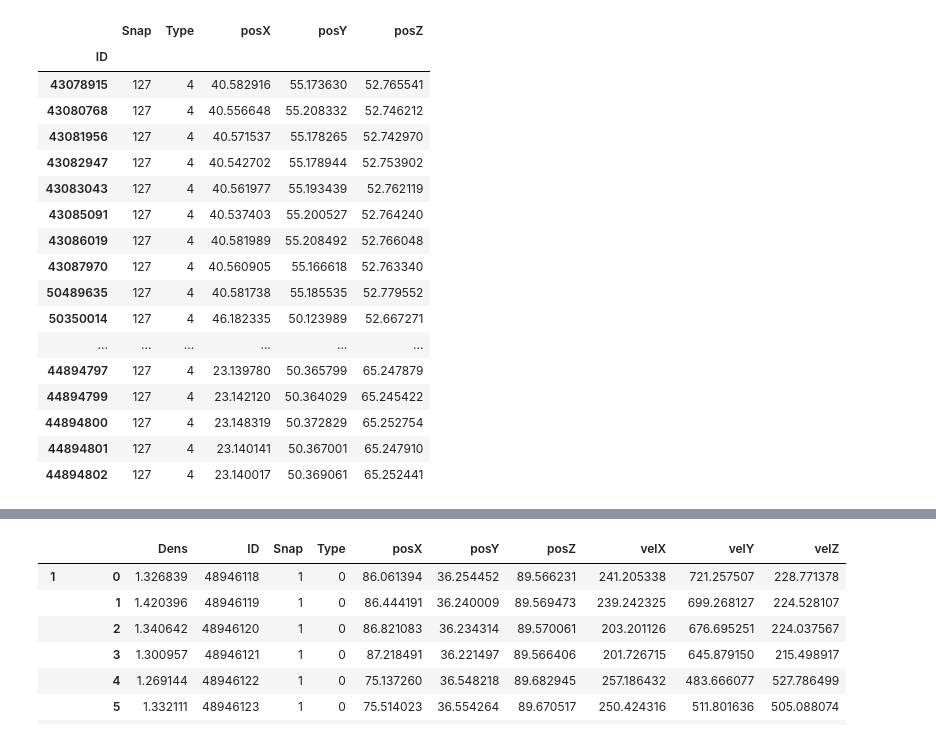
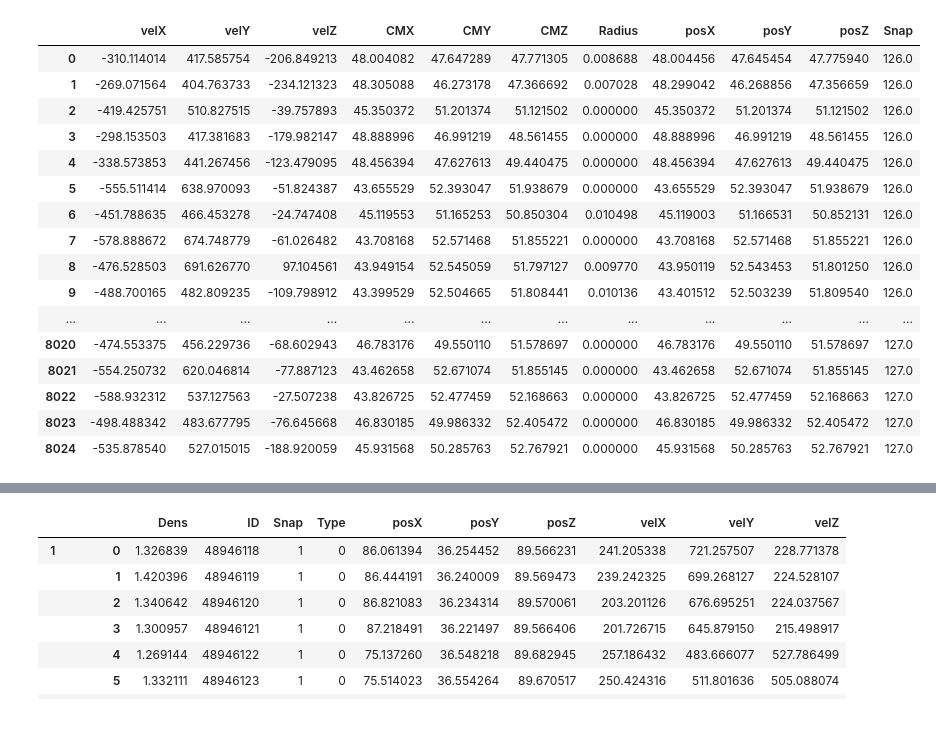
Before and after one commit to denecity/AIKOpart1, a Jupyter notebook: aiko.ipynb, the cells around one changed output, grey strips where cells are left out. Drawn from its saved outputs; the diff is of its cells as text; code cells hidden in the pictures.

Commit message:
added group reading functionality

```diff
--- a/aiko.ipynb
+++ b/aiko.ipynb
@@ -17,8 +16,8 @@ import os
 import pandas as pd
 import re
 # %%
-#class for reading/writing/handlin of snapshot directories, managed by aiko
-class snapshot_read():
+#class for reading snapshot directories, managed by aiko
+class snapshot_read_raw():
     #sets path of snapshot dir (corrects for missing slash at end of path) and other vars
     def __init__(self, snapPath, blockNames, particleTypes):
         if snapPath[-1] is not "/":
@@ -62,7 +61,7 @@ class snapshot_read():
     def get_snapdirList(self):
         return os.listdir(self.snapPath)
 
-    #returns
+    #returns dataframe of snap-particledata
     def read_arepo_snap(self):
         dfSnapList = []
         for filename in self.get_snapdirList():
@@ -80,7 +79,6 @@ class snapshot_read():
                     if blockName == "Coordinates":
                         coords = np.float32(file[h5Path].value)
                         dfStructure["posX"] = coords[:,0]
-                        print(len(coords[:,1]))
                         dfStructure["posY"] = coords[:,1]
                         dfStructure["posZ"] = coords[:,2]
                     if blockName == "Velocities":
@@ -118,28 +222,49 @@ class snapshot_read():
 # %%
 class arepo_reader():
     #defines vars
-    def __init__(self, path, snapshotRange, particleTypes, blockNames):
+    def __init__(self, path, snapshotRange, particleTypes=["Gas", "DM", "Darkmatter", "Stars"], blockNames=["Coordinates", "Velocities", "Density"], groupBlockNames=["Velocities", "CenterOfMass", "Radius", "Coordinates"]):
         if path[-1] is not "/":
             path = path + "/"
         self.path = path
         self.snapshots = np.arange(snapshotRange[0], snapshotRange[1]+1, 1)
         self.particleTypes = particleTypes
         self.blockNames = blockNames
+        self.groupBlockNames = groupBlockNames
 
     #gets list of dirnames for each selected snapshot
-    def get_path(self, snapshot):
+    def get_path_raw(self, snapshot):
         Snapdir = "snapdir_" + "%03d" % snapshot + "/"
         path = self.path + Snapdir
         return path
 
+    #
+    def get_path_gal(self, snapshot):
+        groupdir = "groups_" + "%03d" % snapshot + "/"
+        path = self.path + groupdir
+        return path
+
+    # returns galaxy data in df
+    def read_arepo_gal(self):
+        dataList = []
+        for snapshot in self.snapshots:
+            currentPath = self.get_path_gal(snapshot)
+            currentInstance = snapshot_read_gal(currentPath, blockNames=self.groupBlockNames)
+            currentData = currentInstance.read_arepo_gal()
+            dataList.append(currentData)
+        print("processing...")
+        dfAll = pd.concat(dataList, ignore_index=True)
+        #dfAll.set_index("ID", inplace=True)
+        print("done!")
+        return dfAll
+
     # returns full list in df
-    def read_arepo(self):
-        dataList = {}
+    def read_arepo_raw(self):
+        dataList = []
         for snapshot in self.snapshots:
-            currentPath = self.get_path(snapshot)
-            currentInstance = snapshot_read(currentPath, particleTypes=self.particleTypes, blockNames=self.blockNames)
+            currentPath = self.get_path_raw(snapshot)
+            currentInstance = snapshot_read_raw(currentPath, particleTypes=self.particleTypes, blockNames=self.blockNames)
             currentData = currentInstance.read_arepo_snap()
-            dataList[snapshot] = currentData
+            dataList.append(currentData)
         print("processing...")
         dfAll = pd.concat(dataList, ignore_index=True)
         dfAll.set_index("ID", inplace=True)
@@ -148,20 +273,11 @@ class arepo_reader():
 
 
 
-b = arepo_reader(path="/store/clues/HESTIA/RE_SIMS/2048/GAL_FOR/37_11/output", snapshotRange=[127, 127], particleTypes=["Stars"], blockNames=["Coordinates"])
 
-#a = snapshot(snapPath="/store/clues/HESTIA/RE_SIMS/2048/GAL_FOR/37_11/output/snapdir_122", particleTypes=["Gas", "Stars"], blockNames=["Coordinates", "Velocities", "Density"])
-"""
-TODO:
 
-read FILE FOLDER REPOSITORY ETC.
 
-write TO DATABASE, MULTIPLE FILES ETC.
+b = arepo_reader(path="/store/clues/HESTIA/RE_SIMS/2048/GAL_FOR/37_11/output", snapshotRange=[126, 127], particleTypes=["Stars"], blockNames=["Coordinates"])
 
-convert TO PANDAS, TO NUMPY (SELECTION, SLICE) ETC.
-
-give direkt dirname
-"""
-df = b.read_arepo()
+df = b.read_arepo_gal()
 df
 # %% [output]
@@ -183,20 +300,19 @@ reading snapshot_127.4.hdf5
 processing...
 done!
-|  | Snap | Type | posX | posY | posZ |
-| ID |  |  |  |  |  |
-| 43078915 | 127 | 4 | 40.582916 | 55.173630 | 52.765541 |
-| 43080768 | 127 | 4 | 40.556648 | 55.208332 | 52.746212 |
-| 43081956 | 127 | 4 | 40.571537 | 55.178265 | 52.742970 |
-| 43082947 | 127 | 4 | 40.542702 | 55.178944 | 52.753902 |
-| 43083043 | 127 | 4 | 40.561977 | 55.193439 | 52.762119 |
-| 43085091 | 127 | 4 | 40.537403 | 55.200527 | 52.764240 |
-| 43086019 | 127 | 4 | 40.581989 | 55.208492 | 52.766048 |
-| 43087970 | 127 | 4 | 40.560905 | 55.166618 | 52.763340 |
-| 50489635 | 127 | 4 | 40.581738 | 55.185535 | 52.779552 |
-| 50350014 | 127 | 4 | 46.182335 | 50.123989 | 52.667271 |
-| ... | ... | ... | ... | ... | ... |
-| 44894797 | 127 | 4 | 23.139780 | 50.365799 | 65.247879 |
-| 44894799 | 127 | 4 | 23.142120 | 50.364029 | 65.245422 |
-| 44894800 | 127 | 4 | 23.148319 | 50.372829 | 65.252754 |
-| 44894801 | 127 | 4 | 23.140141 | 50.367001 | 65.247910 |
-| 44894802 | 127 | 4 | 23.140017 | 50.369061 | 65.252441 |
+|  | velX | velY | velZ | CMX | CMY | CMZ | Radius | posX | posY | posZ | Snap |
+| 0 | -310.114014 | 417.585754 | -206.849213 | 48.004082 | 47.647289 | 47.771305 | 0.008688 | 48.004456 | 47.645454 | 47.775940 | 126.0 |
+| 1 | -269.071564 | 404.763733 | -234.121323 | 48.305088 | 46.273178 | 47.366692 | 0.007028 | 48.299042 | 46.268856 | 47.356659 | 126.0 |
+| 2 | -419.425751 | 510.827515 | -39.757893 | 45.350372 | 51.201374 | 51.121502 | 0.000000 | 45.350372 | 51.201374 | 51.121502 | 126.0 |
+| 3 | -298.153503 | 417.381683 | -179.982147 | 48.888996 | 46.991219 | 48.561455 | 0.000000 | 48.888996 | 46.991219 | 48.561455 | 126.0 |
+| 4 | -338.573853 | 441.267456 | -123.479095 | 48.456394 | 47.627613 | 49.440475 | 0.000000 | 48.456394 | 47.627613 | 49.440475 | 126.0 |
+| 5 | -555.511414 | 638.970093 | -51.824387 | 43.655529 | 52.393047 | 51.938679 | 0.000000 | 43.655529 | 52.393047 | 51.938679 | 126.0 |
+| 6 | -451.788635 | 466.453278 | -24.747408 | 45.119553 | 51.165253 | 50.850304 | 0.010498 | 45.119003 | 51.166531 | 50.852131 | 126.0 |
+| 7 | -578.888672 | 674.748779 | -61.026482 | 43.708168 | 52.571468 | 51.855221 | 0.000000 | 43.708168 | 52.571468 | 51.855221 | 126.0 |
+| 8 | -476.528503 | 691.626770 | 97.104561 | 43.949154 | 52.545059 | 51.797127 | 0.009770 | 43.950119 | 52.543453 | 51.801250 | 126.0 |
+| 9 | -488.700165 | 482.809235 | -109.798912 | 43.399529 | 52.504665 | 51.808441 | 0.010136 | 43.401512 | 52.503239 | 51.809540 | 126.0 |
+| ... | ... | ... | ... | ... | ... | ... | ... | ... | ... | ... | ... |
+| 8020 | -474.553375 | 456.229736 | -68.602943 | 46.783176 | 49.550110 | 51.578697 | 0.000000 | 46.783176 | 49.550110 | 51.578697 | 127.0 |
+| 8021 | -554.250732 | 620.046814 | -77.887123 | 43.462658 | 52.671074 | 51.855145 | 0.000000 | 43.462658 | 52.671074 | 51.855145 | 127.0 |
+| 8022 | -588.932312 | 537.127563 | -27.507238 | 43.826725 | 52.477459 | 52.168663 | 0.000000 | 43.826725 | 52.477459 | 52.168663 | 127.0 |
+| 8023 | -498.488342 | 483.677795 | -76.645668 | 46.830185 | 49.986332 | 52.405472 | 0.000000 | 46.830185 | 49.986332 | 52.405472 | 127.0 |
+| 8024 | -535.878540 | 527.015015 | -188.920059 | 45.931568 | 50.285763 | 52.767921 | 0.000000 | 45.931568 | 50.285763 | 52.767921 | 127.0 |
```
Also changed, not shown: parts of 3 cells of this notebook, 3 other files.
